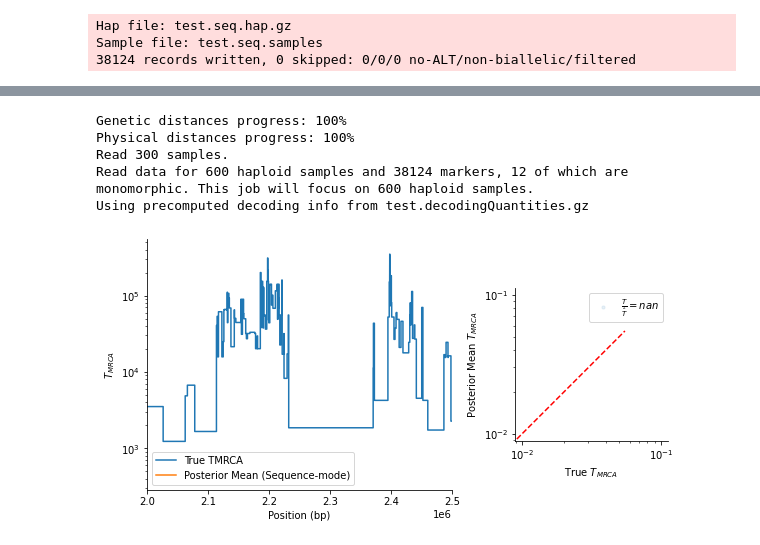
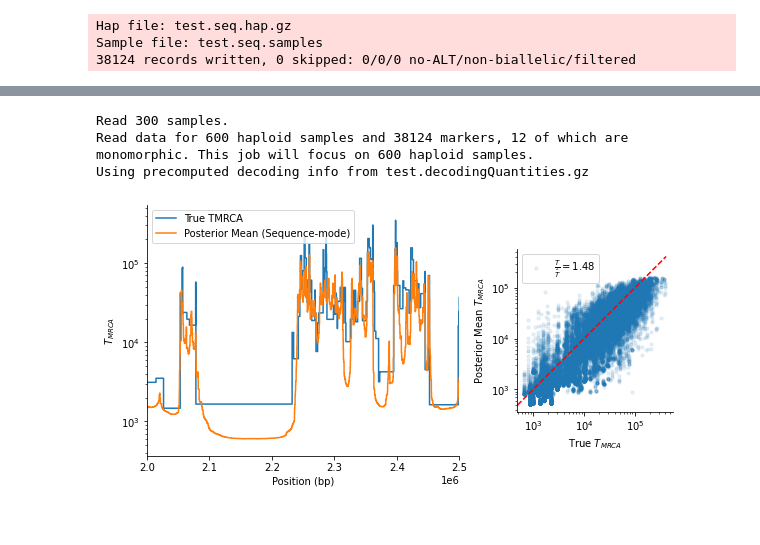
Before and after one commit to PalamaraLab/ASMC, a Jupyter notebook: notebooks/asmc_w_decodingquant.ipynb, the cells around one changed output, grey strips where cells are left out. Drawn from its saved outputs; the diff is of its cells as text; code cells hidden in the pictures.

```diff
--- a/notebooks/asmc_w_decodingquant.ipynb
+++ b/notebooks/asmc_w_decodingquant.ipynb
@@ -199,27 +200,25 @@ Genetic distances pWall time: 13 s
 # %%
-id1, id2 = 1,2
+id1, id2 = 0,1
 
 asmc_seq = ASMC(f"{outfix}.seq", f"{outfix}.decodingQuantities.gz", decoding_mode="sequence")
 asmc_seq.set_store_per_pair_posterior_mean(True)
 asmc_seq.set_store_per_pair_map(True)
 # We'll just decode for a single pair?
 asmc_seq.decode_pairs([id1],[id2])
 return_seq = asmc_seq.get_copy_of_results()
 
 # Plotting Results...
 fig = plt.figure(constrained_layout=True, figsize=(8,4))
 true_tmrca, phys_bp = get_true_tmrca(mts, id1=id1, id2=id2)
 posterior_mean_tmrca_seq = return_seq.per_pair_posterior_means[0]
 _, [ax0, ax1] = plot_asmc_single_pair(fig, phys_bp, true_tmrca,
                                       [posterior_mean_tmrca_seq],
                                       ['Posterior Mean (Sequence-mode)'])
 # Only show a limited view of the posterior decoding
 ax0.set_xlim(2e6, 2.5e6);
 ax1.set_yscale('log'); ax1.set_xscale('log');
 # %% [output]
-Genetic distances progress: 100%
-Physical distances progress: 100%
 Read 300 samples.
 Read data for 600 haploid samples and 38124 markers, 12 of which are monomorphic. This job will focus on 600 haploid samples.
 Using precomputed decoding info from test.decodingQuantities.gz
-[figure, old version]
+[figure, new version]
```
Also changed, not shown: parts of 1 cell of this notebook.
